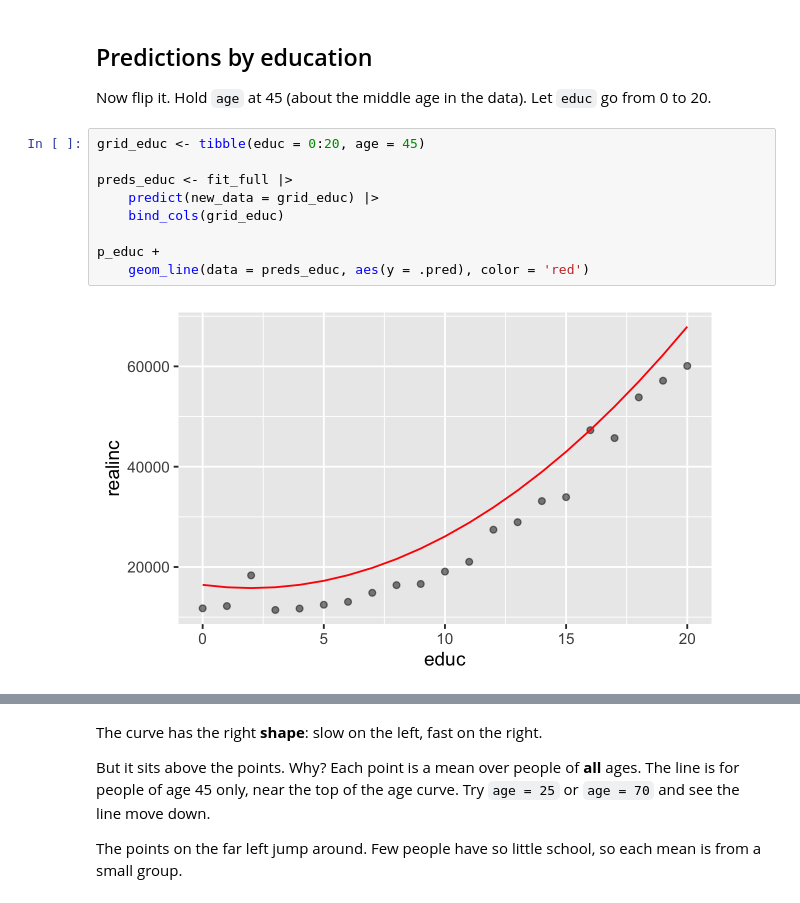
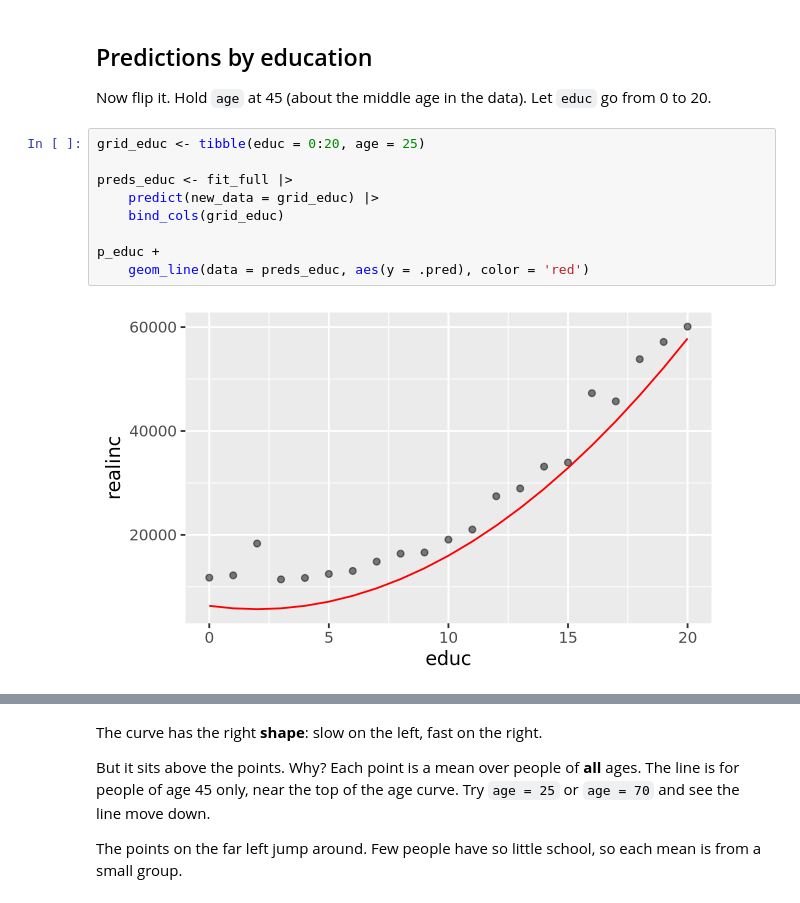
Before and after one commit to jleet-unc/512codespace, a Jupyter notebook: notebooks/12-lecture-multiple-regression.ipynb, the cells around one changed output, grey strips where cells are left out. Saved outputs shown, nothing was run; the diff lists cells and outputs as text.

```diff
--- a/notebooks/12-lecture-multiple-regression.ipynb
+++ b/notebooks/12-lecture-multiple-regression.ipynb
@@ -208,13 +252,13 @@ But the gaps are **not equal** now. From high school to associate adds about \$7
 
 Now flip it. Hold `age` at 45 (about the middle age in the data). Let `educ` go from 0 to 20.
 # %%
-grid_educ <- tibble(educ = 0:20, age = 45)
+grid_educ <- tibble(educ = 0:20, age = 25)
 
 preds_educ <- fit_full |>
     predict(new_data = grid_educ) |>
     bind_cols(grid_educ)
 
 p_educ +
     geom_line(data = preds_educ, aes(y = .pred), color = 'red')
 # %% [output]
-[figure, old version]
+[figure, new version]
```
Also changed, not shown: parts of 12 cells of this notebook, 2 other files.
